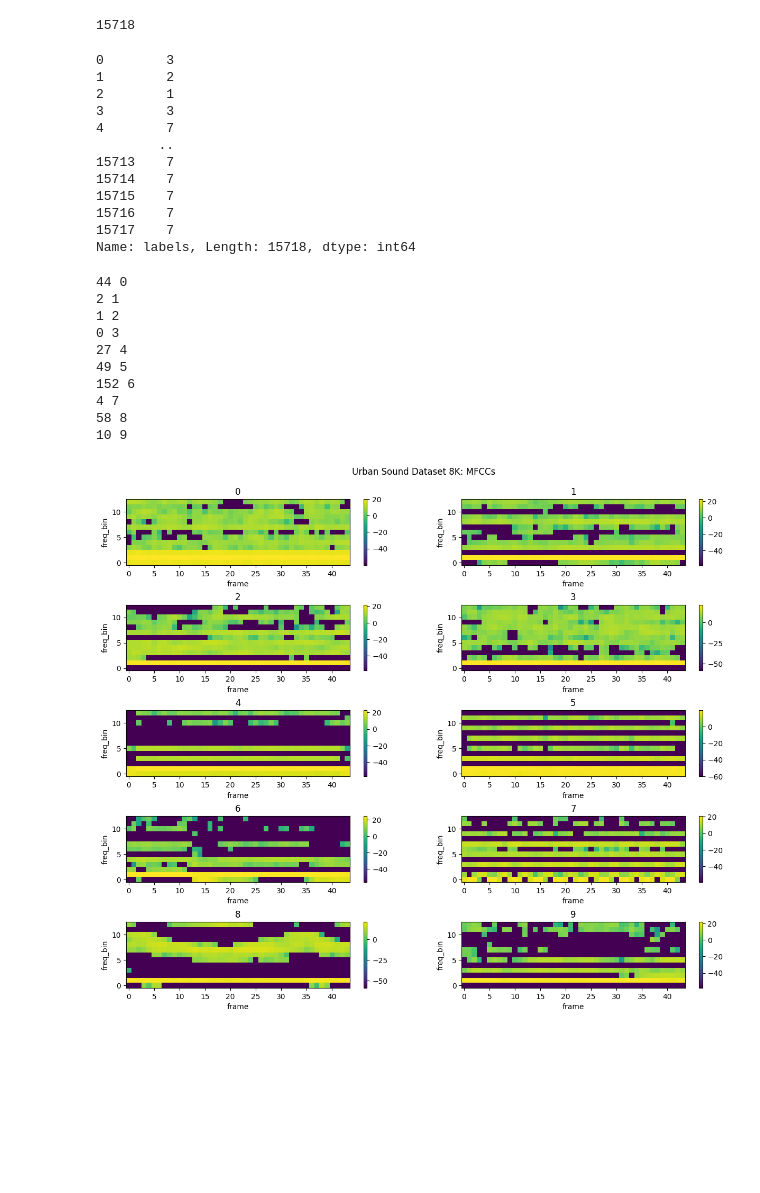
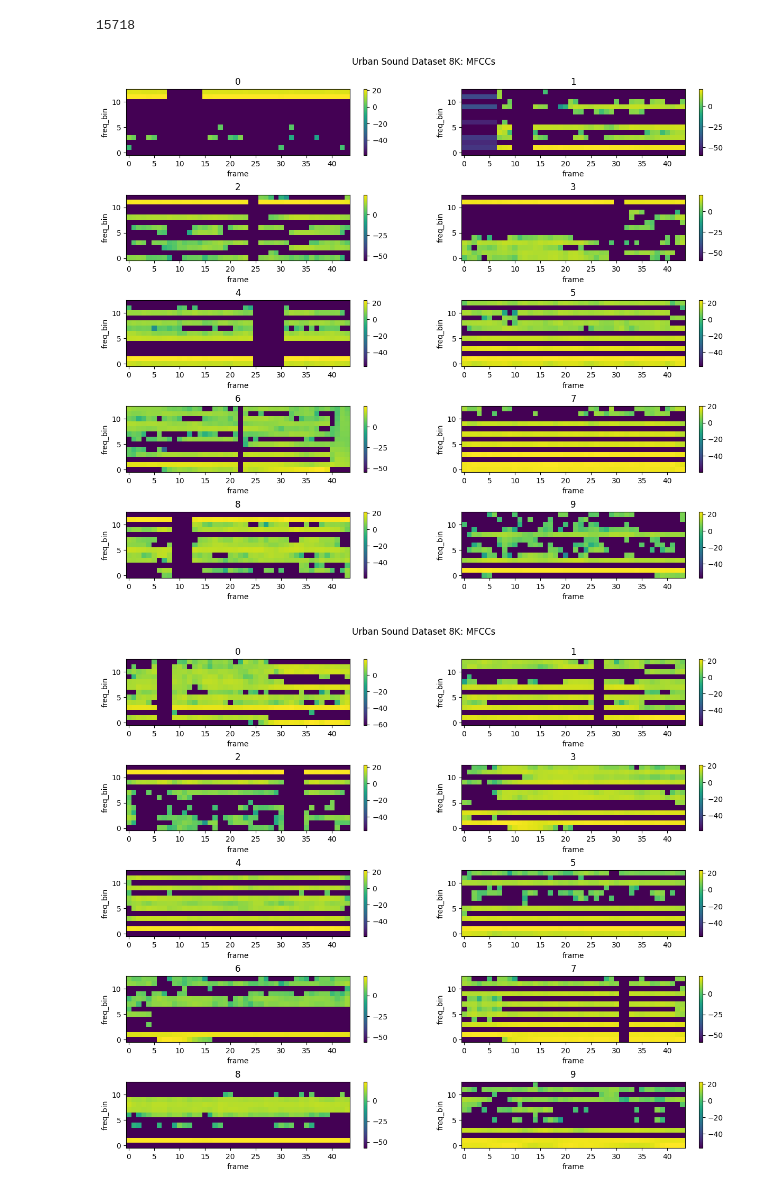
Before and after one commit to alextavern/musicAI, a Jupyter notebook: UrbanSound8K_Data_exploration+feature_extraction.ipynb, the cells around one changed output. Drawn from its saved outputs; the diff is of its cells as text; code cells hidden in the pictures; blank space fills up the shorter version.

```diff
--- a/UrbanSound8K_Data_exploration+feature_extraction.ipynb
+++ b/UrbanSound8K_Data_exploration+feature_extraction.ipynb
@@ -527,0 +547,3 @@ for label, ax in zip(labels.keys(), axs.ravel()):
+# %%
+x, _, _ = dataset_mfcc[5]
+im = plt.imshow(librosa.power_to_db(x[0]), origin="lower", aspect="auto")
@@ -527,0 +552,4 @@ for label, ax in zip(labels.keys(), axs.ravel()):
+# %%
+random_transforms = T2.RandomApply(transforms=[freq_masking, time_masking, vflipper], p=1)
+x_ = random_transforms(x)
+im = plt.imshow(librosa.power_to_db(x_[0]), origin="lower", aspect="auto")
@@ -613,3 +630,0 @@ save_tensors(PATH, 1, False, mel_spectrogram, name) # val set - fold = 1
-# %%
-x, _, _ = dataset_mfcc[0]
-im = plt.imshow(librosa.power_to_db(x[0]), origin="lower", aspect="auto")
@@ -693,6 +698,8 @@ class UrbanSoundFeatureDataset():
 # %%
-PATH =  "data/UrbanSound8K/mfcc_sr=44100-sn=44100/fold1/train"
-train_dataset = UrbanSoundFeatureDataset(PATH, transform=None)
+tensors_path =  "data/UrbanSound8K/mfcc_sr=44100-sn=22050/fold1/train"
+# tensors_path =  "data/UrbanSound8K/mel_sr=44100-sn=22050/fold1/train"
+
+train_dataset = UrbanSoundFeatureDataset(tensors_path, transform=None)
 # %%
 print(len(train_dataset))
 # %% [output]
@@ -704,50 +712,25 @@ for _, _, label in train_dataset:
-# %%
-df = pd.Series(labels, name='labels')
-df
-# %% [output]
-0        3
-1        2
-2        1
-3        3
-4        7
-        ..
-15713    7
-15714    7
-15715    7
-15716    7
-15717    7
-Name: labels, Length: 15718, dtype: int64
 # %%
 labels = range(0,10)
-sample_idx = 100
 
-fig, axs = plt.subplots(nrows=5, ncols=2, figsize=(15, 12))
-plt.subplots_adjust(hspace=0.6)
-fig.suptitle("Urban Sound Dataset 8K: MFCCs", y=0.93)
+for sample_idx in range(0,10,3):
+    fig, axs = plt.subplots(nrows=5, ncols=2, figsize=(15, 12))
+    plt.subplots_adjust(hspace=0.6)
+    fig.suptitle("Urban Sound Dataset 8K: MFCCs", y=0.93)
 
-for ax, label in zip(axs.ravel(), labels):
-    index = df.index[df==label].tolist()
-    print(index[0], label)
+    for ax, label in zip(axs.ravel(), labels):
+        index = df.index[df==label].tolist()
+    #     print(index[0], label)
 
-    waveform, _, _ = train_dataset[index[sample_idx]]
+        waveform, _, _ = train_dataset[index[sample_idx]]
 
-    im = ax.imshow(librosa.power_to_db(waveform[0]), origin="lower", aspect="auto")
-    fig.colorbar(im, ax=ax)
-#     plt.show(block=False)
-    # key = [k for k, v in labels if v == label]
+        im = ax.imshow(librosa.power_to_db(waveform[0]), origin="lower", aspect="auto")
+        fig.colorbar(im, ax=ax)
+    #     plt.show(block=False)
+        # key = [k for k, v in labels if v == label]
 
-    ax.set_title(label)
-    ax.set_xlabel('frame')
-    ax.set_ylabel('freq_bin')
+        ax.set_title(label)
+        ax.set_xlabel('frame')
+        ax.set_ylabel('freq_bin')
 # %% [output]
-44 0
-2 1
-1 2
-0 3
-27 4
-49 5
-152 6
-4 7
-58 8
-10 9
-[figure, old version]
+[figure, new version]
+[figure, added]
```
Also changed, not shown: parts of 31 cells of this notebook, 2 other files.
